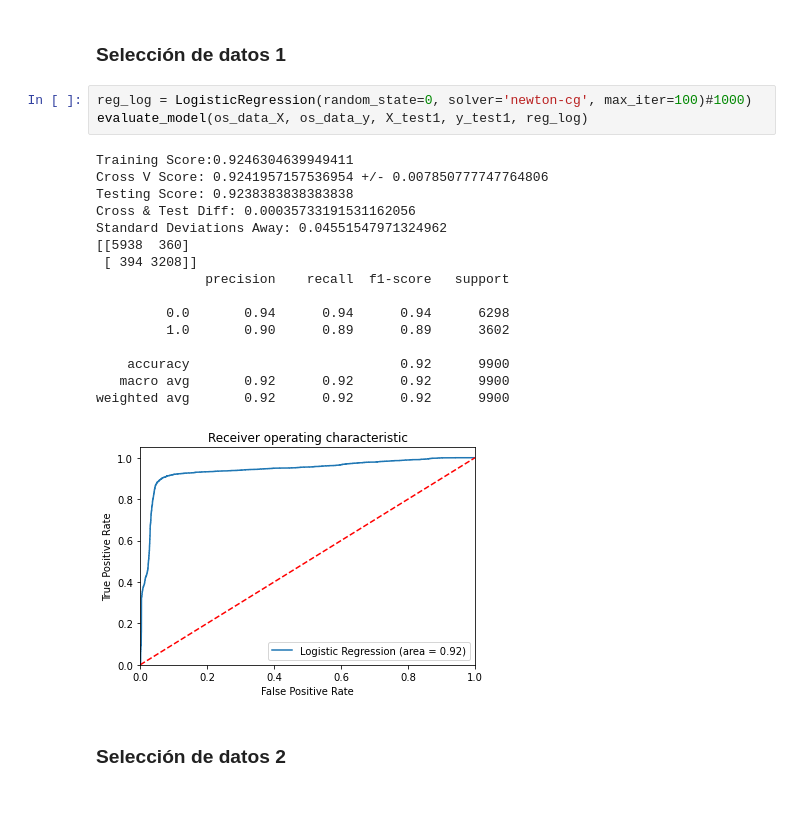
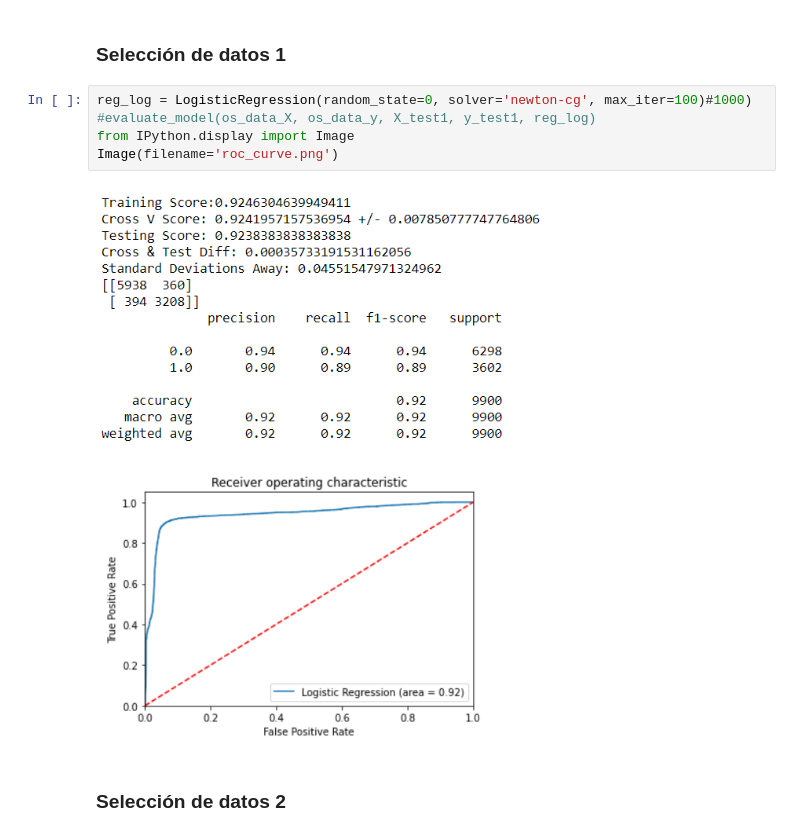
Before and after one commit to Moscow-Mavericks/FADBook, a Jupyter notebook: supervisado.ipynb, the cells around one changed output. Cells and saved outputs as stored; diff of their text form; blank space fills up the shorter version.

```diff
--- a/supervisado.ipynb
+++ b/supervisado.ipynb
@@ -124,24 +124,11 @@ os_data_2X,os_data_2y=os.fit_resample(X_train2, y_train2)
 ### Selección de datos 1
 # %%
 reg_log = LogisticRegression(random_state=0, solver='newton-cg', max_iter=100)#1000)
-evaluate_model(os_data_X, os_data_y, X_test1, y_test1, reg_log)
+#evaluate_model(os_data_X, os_data_y, X_test1, y_test1, reg_log)
+from IPython.display import Image
+Image(filename='roc_curve.png')
 # %% [output]
-Training Score:0.9246304639949411
-Cross V Score: 0.9241957157536954 +/- 0.007850777747764806
-Testing Score: 0.9238383838383838
-Cross & Test Diff: 0.00035733191531162056
-Standard Deviations Away: 0.04551547971324962
-[[5938  360]
- [ 394 3208]]
-              precision    recall  f1-score   support
-
-         0.0       0.94      0.94      0.94      6298
-         1.0       0.90      0.89      0.89      3602
-
-    accuracy                           0.92      9900
-   macro avg       0.92      0.92      0.92      9900
-weighted avg       0.92      0.92      0.92      9900
-[figure, old version]
+[figure, new version]
 # %% [markdown]
 ### Selección de datos 2
 # %%
```
Also changed, not shown: 1 other file.
